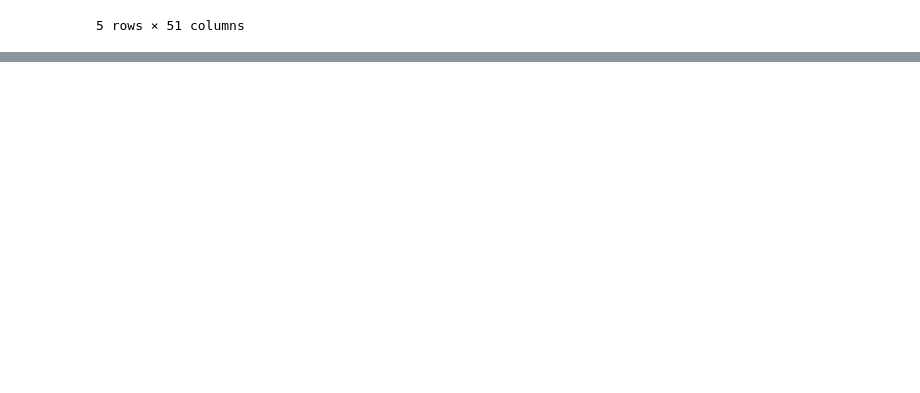
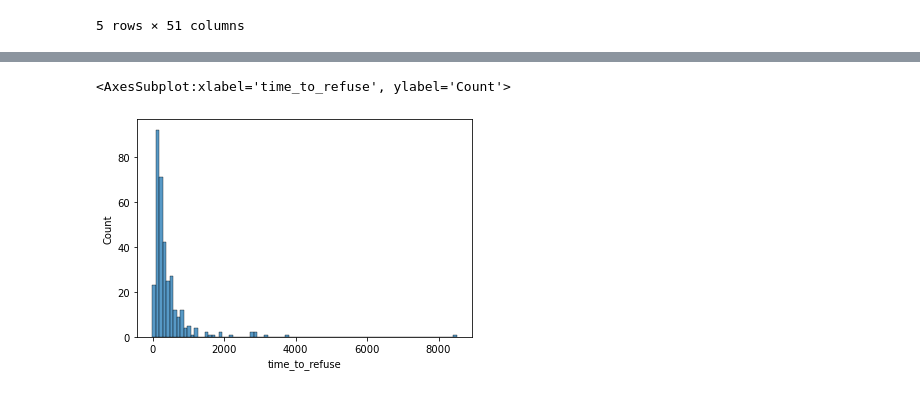
Before and after one commit to rclark89/EC_project, a Jupyter notebook: group_EDA.ipynb, the cells around one changed output, grey strips where cells are left out. Cells and saved outputs as stored; diff of their text form; code cells hidden in the pictures; blank space fills up the shorter version.

```diff
--- a/group_EDA.ipynb
+++ b/group_EDA.ipynb
@@ -56,3 +77,8 @@ sns.histplot(data=df_time, x='time_to_approve', kde=True)
+# %%
+sns.histplot(data=df_time, x='time_to_refuse')
+# %% [output]
+<AxesSubplot:xlabel='time_to_refuse', ylabel='Count'>
+[figure, added]
 # %%
 # Summary stats for df_time
 df_time.describe()
```
Also changed, not shown: parts of 17 cells of this notebook.
